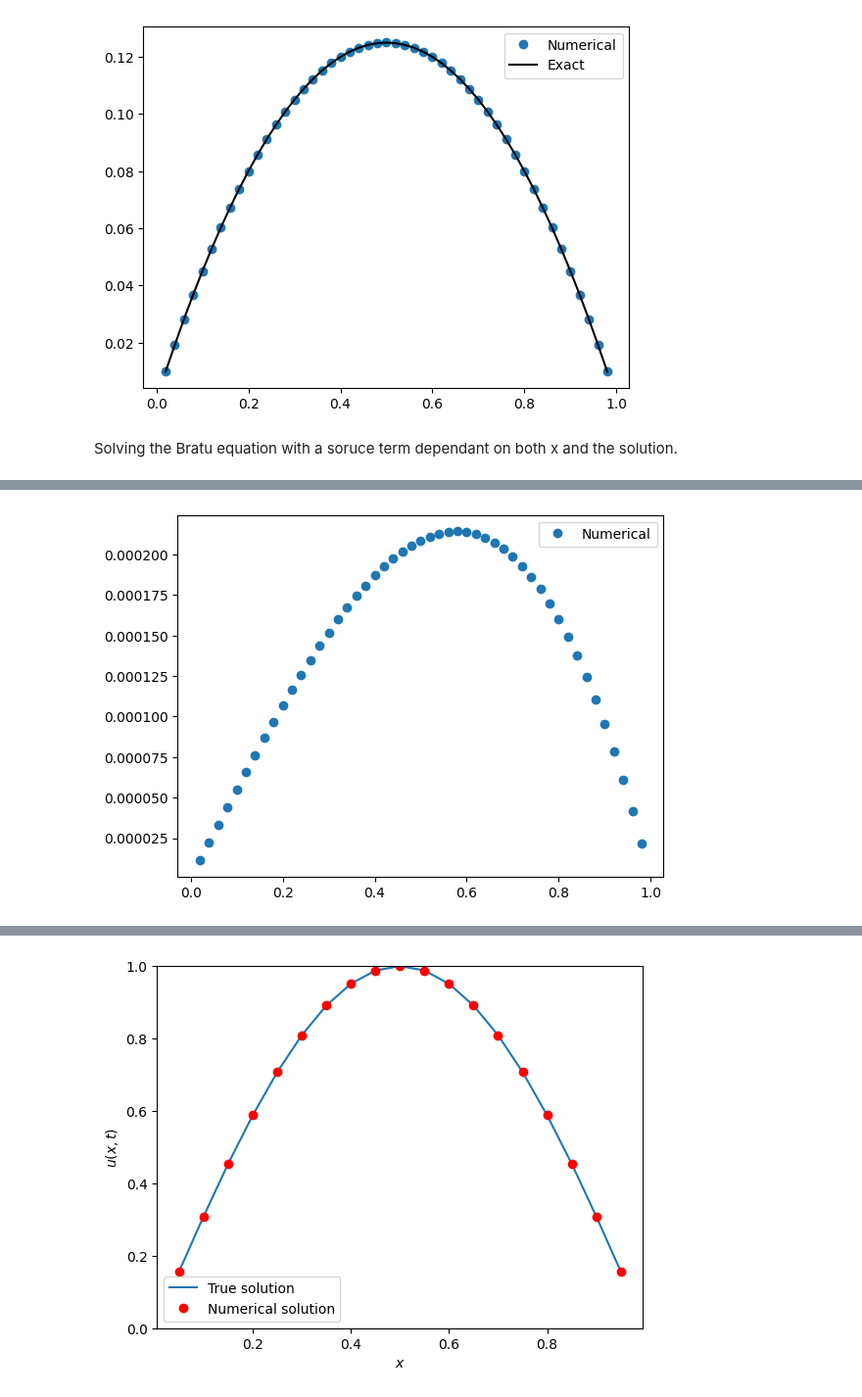
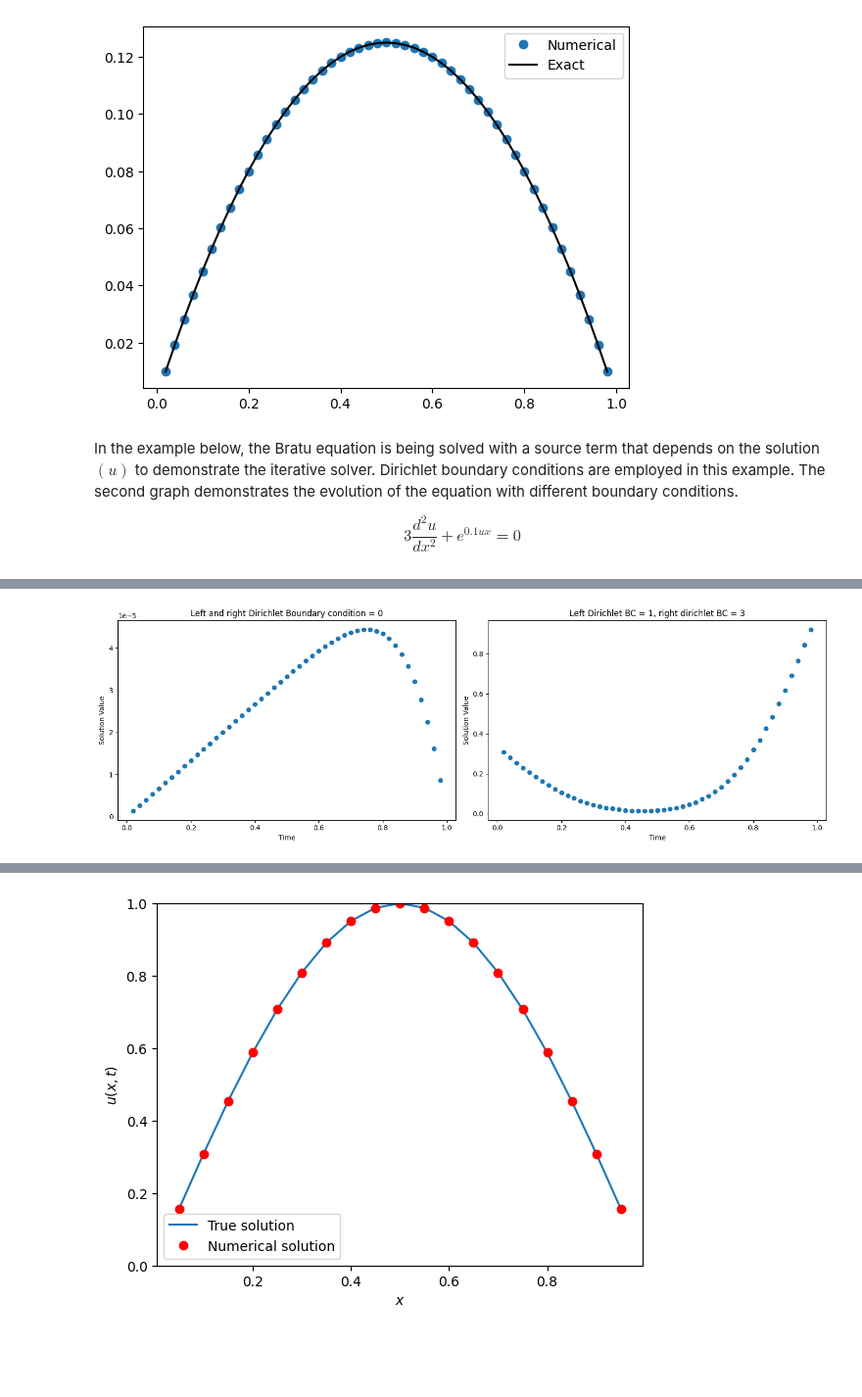
Before and after one commit to JS195/EMAT30008, a Jupyter notebook: Project_report.ipynb, the cells around one changed output, grey strips where cells are left out. Shown at 98% size. Drawn from its saved outputs; the diff is of its cells as text; code cells hidden in the pictures; blank space fills up the shorter version.

```diff
--- a/Project_report.ipynb
+++ b/Project_report.ipynb
@@ -162,12 +170,20 @@ plt.legend()
 plt.show()
 # %% [output]
 [figure]
-# %% [markdown]
-Solving the Bratu equation with a soruce term dependant on both x and the solution.
+# %% [markdown]
+In the example below, the Bratu equation is being solved with a source term that depends on the solution $(u)$ to demonstrate the iterative solver. Dirichlet boundary conditions are employed in this example. The second graph demonstrates the evolution of the equation with different boundary conditions.
+
+\begin{equation}
+3 \frac{d^2u}{dx^2} + e^{0.1 u x} = 0
+\end{equation}
 # %%
 # Bratu Equation
-x_ansbratu, x_intbratu = BVP_solver(N=50, a=0, b=1, gamma1=0, gamma2=0, D=3, integer=0.1, source=True, boundary="dirichlet", x_dependant=True, u_dependant=True, tol=1e-6, max_iter=100)
-plt.plot(x_intbratu, x_ansbratu, 'o', label="Numerical")
-plt.legend()
+x_ansbratu1, x_intbratu1 = BVP_solver(N=50, a=0, b=1, gamma1=0, gamma2=0, D=3, integer=0.1, source=True, boundary="dirichlet", x_dependant=True, u_dependant=True, tol=1e-6, max_iter=100)
+x_ansbratu2, x_intbratu2 = BVP_solver(N=50, a=0, b=1, gamma1=1, gamma2=3, D=3, integer=0.1, source=True, boundary="dirichlet", x_dependant=True, u_dependant=True, tol=1e-6, max_iter=100)
+
+fig, (ax1, ax2) = plt.subplots(1, 2, figsize=(15, 5))
+plotter(x_intbratu1, x_ansbratu1, 'o', 'Time', 'Solution Value', 'Left and right Dirichlet Boundary condition = 0', ax1)
+plotter(x_intbratu2, x_ansbratu2, 'o', 'Time', 'Solution Value', 'Left Dirichlet BC = 1, right dirichlet BC = 3', ax2)
+plt.tight_layout()
 plt.show()
 # %% [output]
@@ -174,2 +192,2 @@ plt.show()
-[figure, old version]
+[figure, new version]
 # %% [markdown]
```
Also changed, not shown: parts of 17 cells of this notebook, 5 other files.
